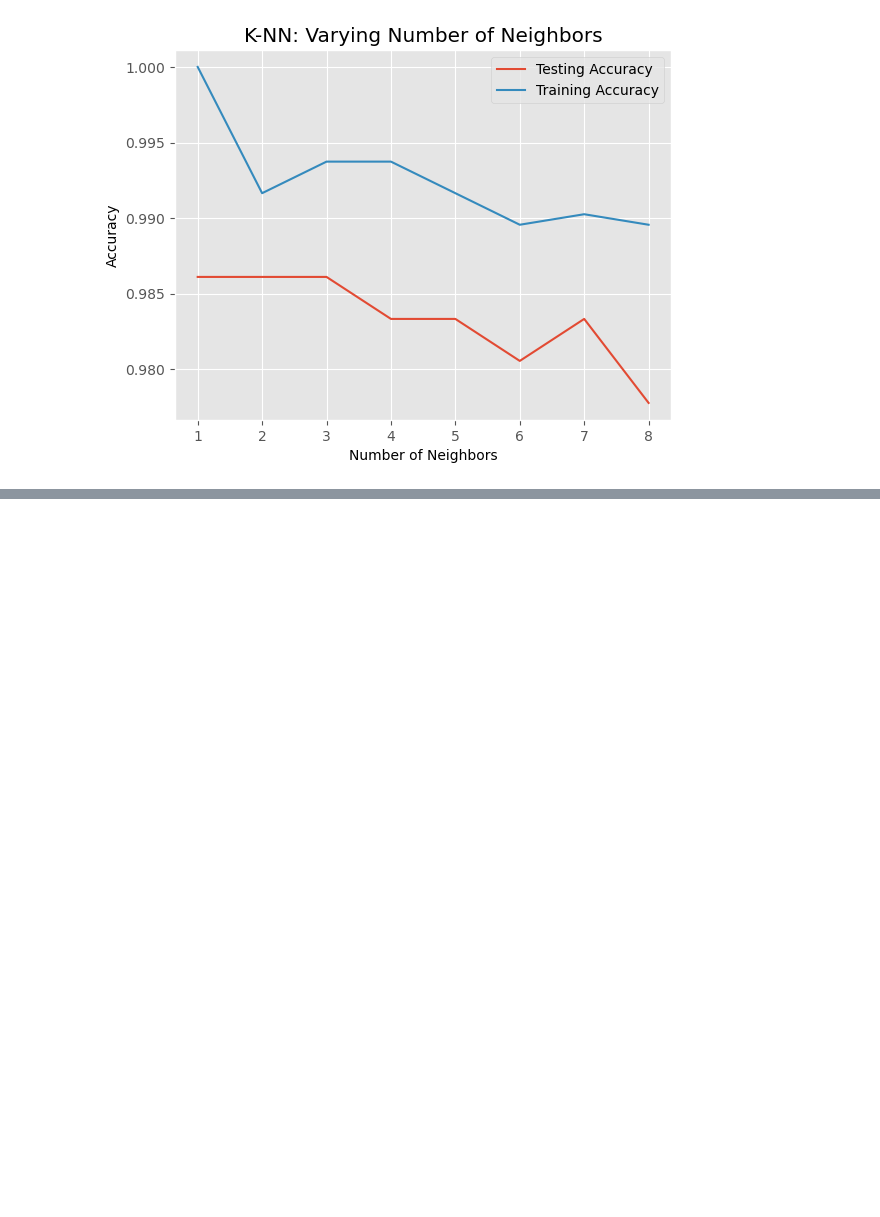
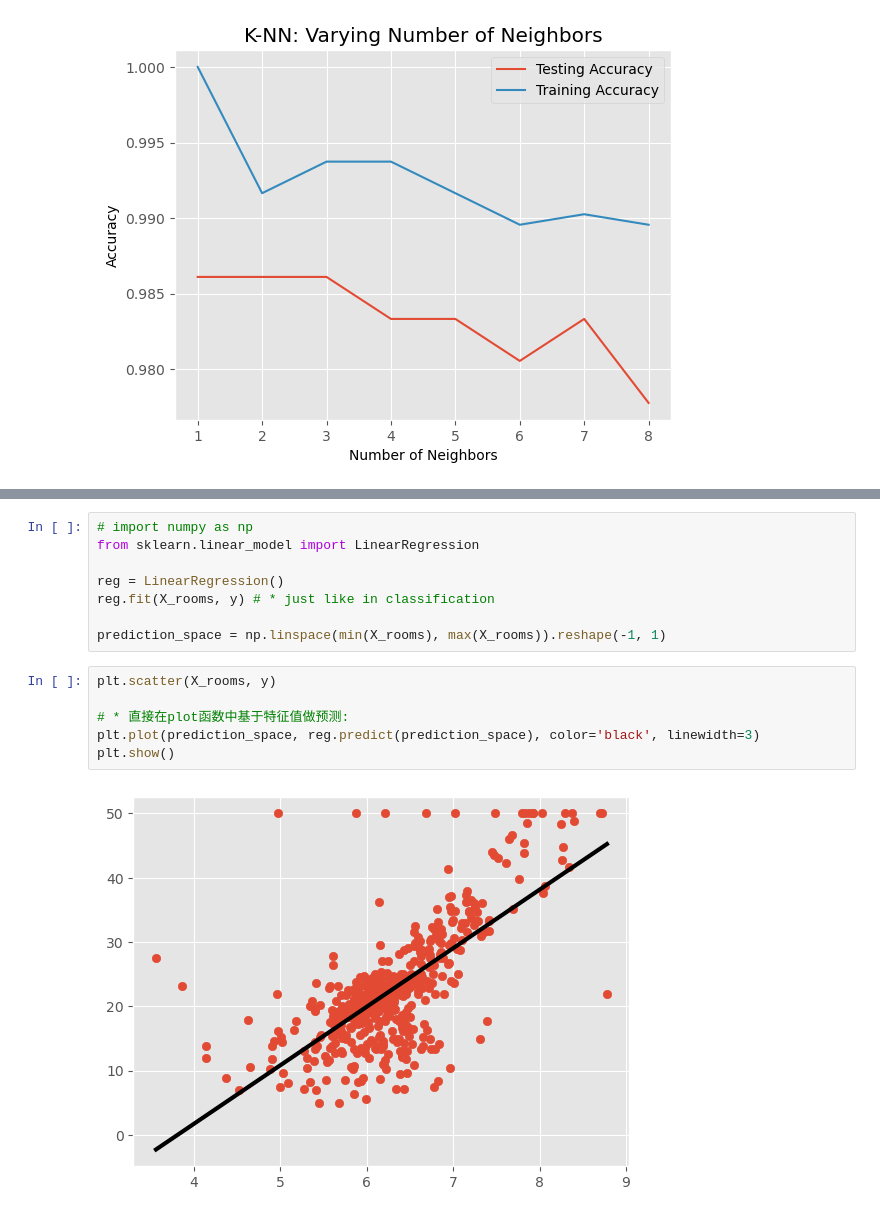
Before and after one commit to Wanjin5508/DataScience, a Jupyter notebook: machine_learning_with_scikit_learn/supervised_learning_with_sklearn.ipynb, the cells around one changed output, grey strips where cells are left out. Saved outputs shown, nothing was run; the diff lists cells and outputs as text; blank space fills up the shorter version.

Commit message:
regression model with sklearn

```diff
--- a/machine_learning_with_scikit_learn/supervised_learning_with_sklearn.ipynb
+++ b/machine_learning_with_scikit_learn/supervised_learning_with_sklearn.ipynb
@@ -357,0 +419,16 @@ plt.show()
+# %%
+# import numpy as np
+from sklearn.linear_model import LinearRegression
+
+reg = LinearRegression()
+reg.fit(X_rooms, y) # * just like in classification
+
+prediction_space = np.linspace(min(X_rooms), max(X_rooms)).reshape(-1, 1)
+# %%
+plt.scatter(X_rooms, y)
+
+# * 直接在plot函数中基于特征值做预测:
+plt.plot(prediction_space, reg.predict(prediction_space), color='black', linewidth=3)
+plt.show()
+# %% [output]
+[figure, added]
```
Also changed, not shown: parts of 19 cells of this notebook, 1 other file.
